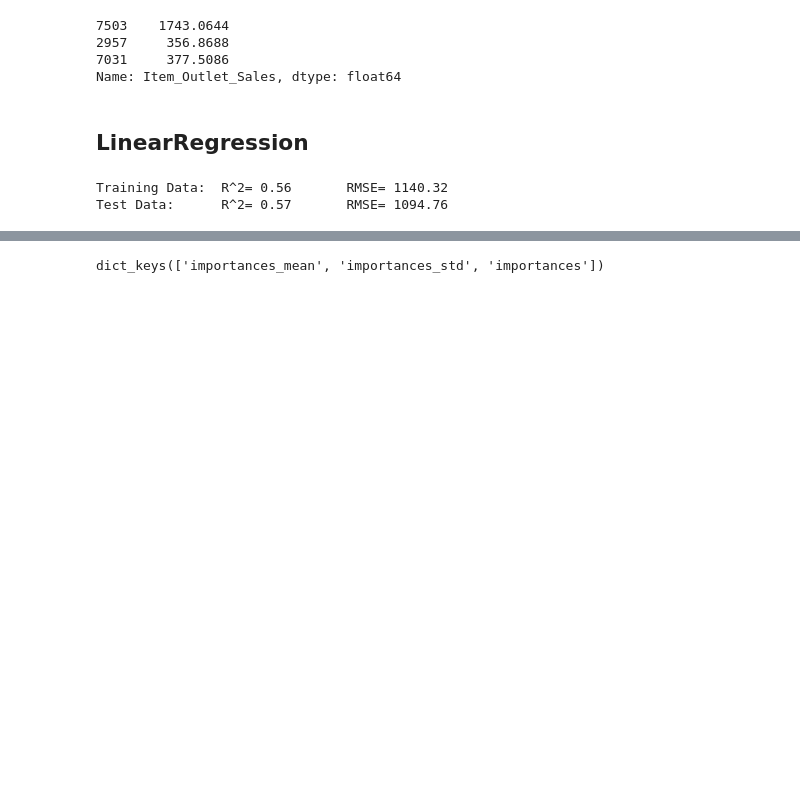
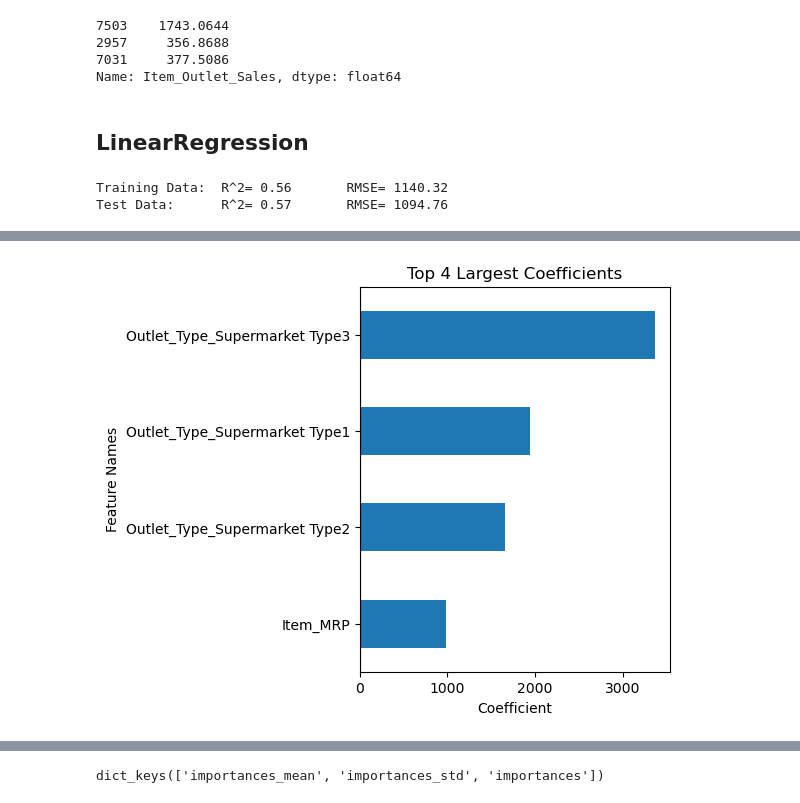
Before and after one commit to dmburns1729/Sales-Predictions, a Jupyter notebook: Project 1 - Revisited.ipynb, the cells around one changed output, grey strips where cells are left out. Saved outputs shown, nothing was run; the diff lists cells and outputs as text; code cells hidden in the pictures; blank space fills up the shorter version.

```diff
--- a/Project 1 - Revisited.ipynb
+++ b/Project 1 - Revisited.ipynb
@@ -229,0 +339,5 @@ Test Data:      R^2= 0.57       RMSE= 1094.76
+# %%
+## Testing our function with intercept=True
+ax= plot_coeffs(coeffs,top_n=4, intercept=True)
+# %% [output]
+[figure, added]
```
Also changed, not shown: parts of 16 cells of this notebook, 11 other files.
